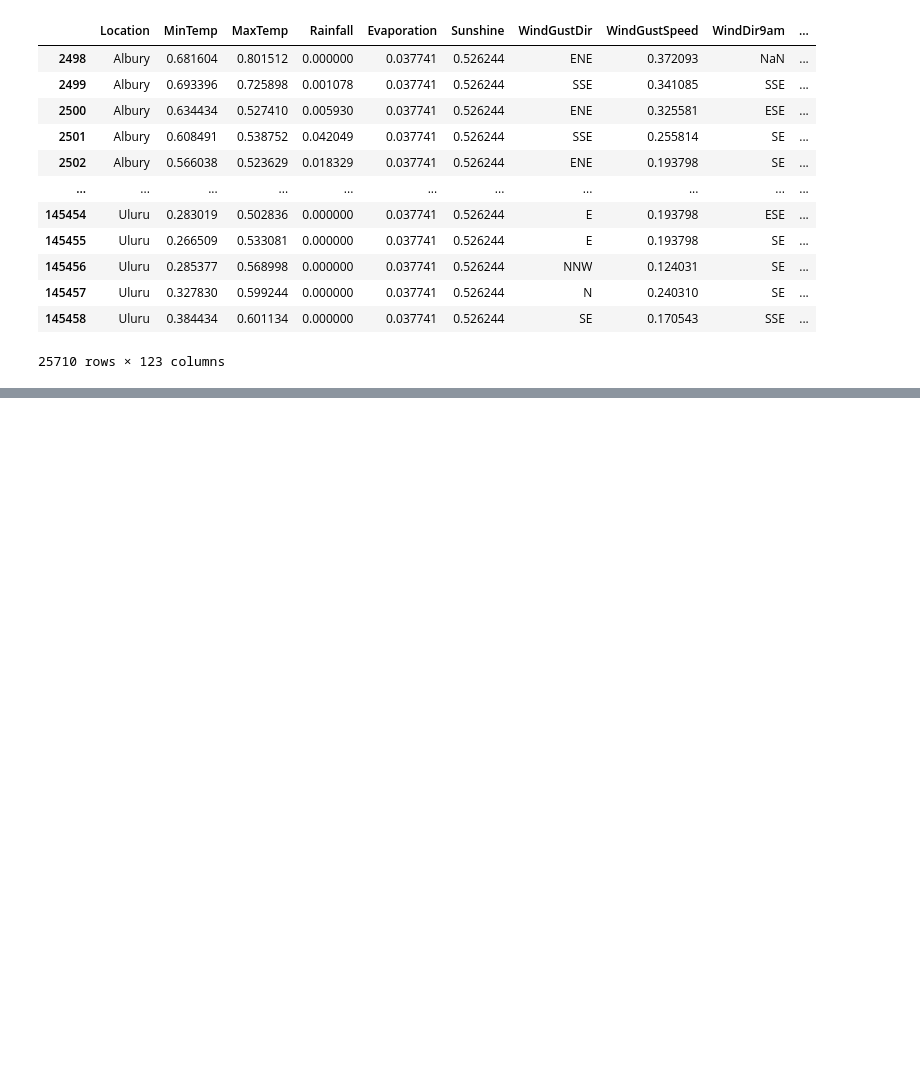
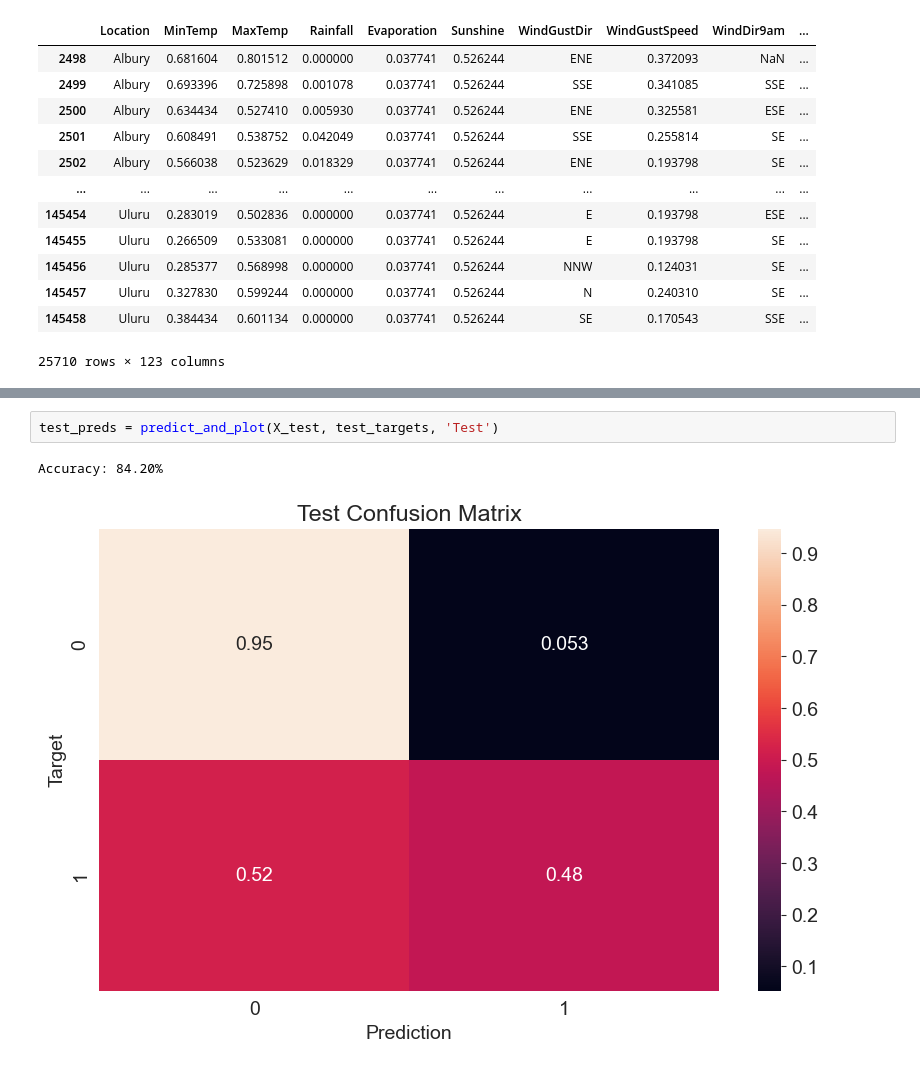
Before and after one commit to baldzhiyski/data-science-course, a Jupyter notebook: scikit-learn-course/logistic-regression/logistic-regression-lesson.ipynb, the cells around one changed output, grey strips where cells are left out. Drawn from its saved outputs; the diff is of its cells as text; blank space fills up the shorter version.

```diff
--- a/scikit-learn-course/logistic-regression/logistic-regression-lesson.ipynb
+++ b/scikit-learn-course/logistic-regression/logistic-regression-lesson.ipynb
@@ -423,0 +504,5 @@ test_inputs
+# %%
+test_preds = predict_and_plot(X_test, test_targets, 'Test')
+# %% [output]
+Accuracy: 84.20%
+[figure, added]
```
Also changed, not shown: parts of 31 cells of this notebook, 6 other files.
